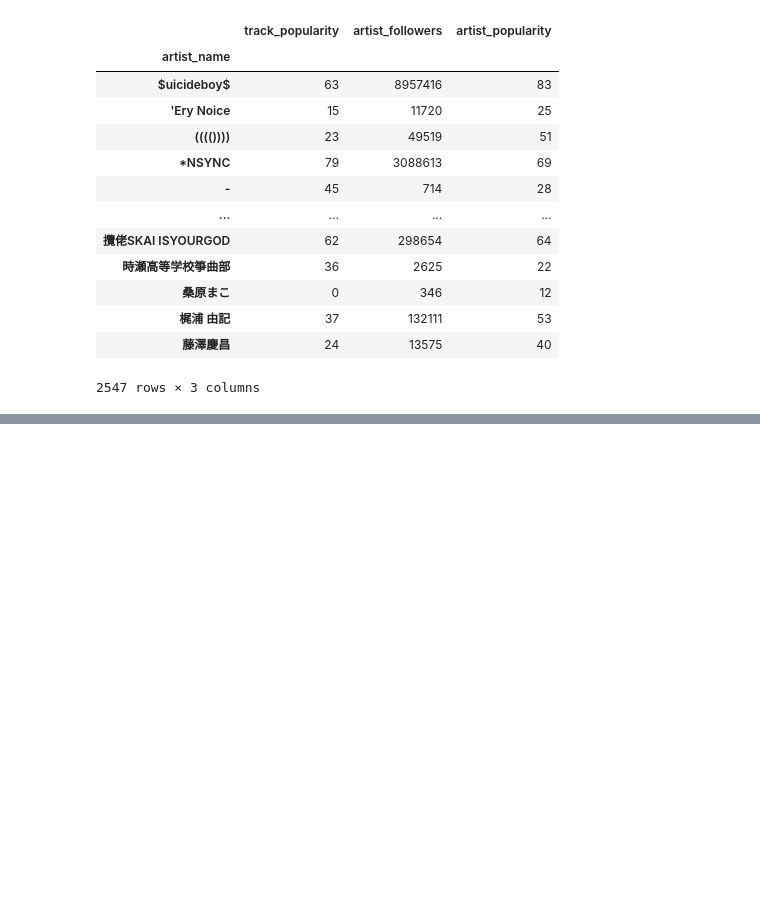
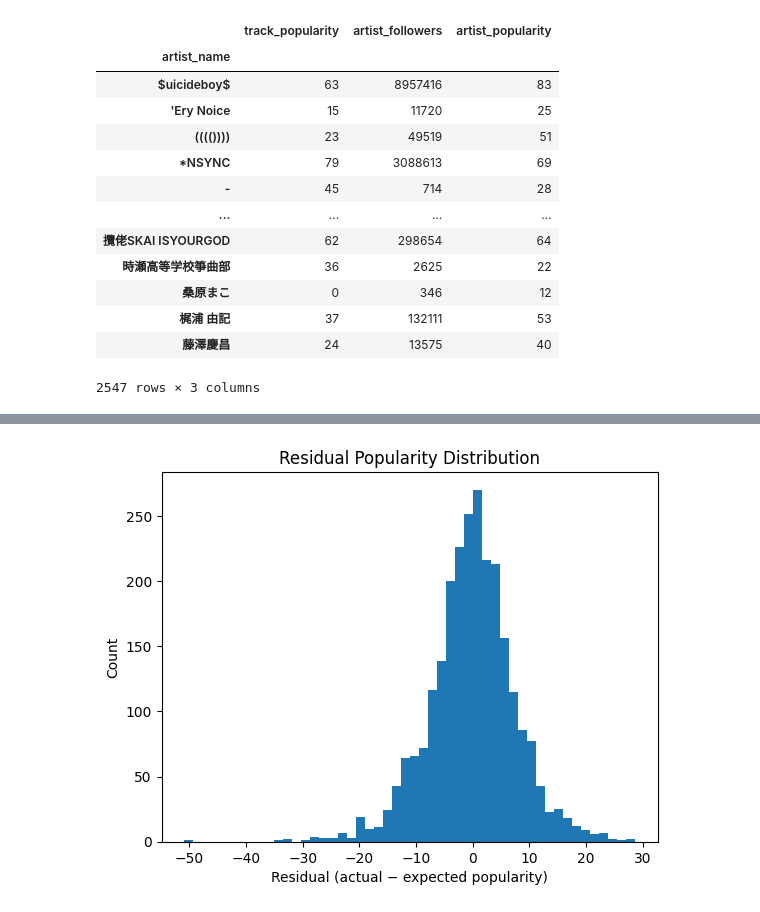
Before and after one commit to Josh265365/SpotifyDataAnalysis, a Jupyter notebook: StarAnalysis.ipynb, the cells around one changed output, grey strips where cells are left out. Drawn from its saved outputs; the diff is of its cells as text; code cells hidden in the pictures; blank space fills up the shorter version.

```diff
--- a/StarAnalysis.ipynb
+++ b/StarAnalysis.ipynb
@@ -122,0 +288,9 @@ artist_data
+# %%
+plt.figure()
+plt.hist(artist_data["residual"], bins=50)
+plt.xlabel("Residual (actual − expected popularity)")
+plt.ylabel("Count")
+plt.title("Residual Popularity Distribution")
+plt.show()
+# %% [output]
+[figure, added]
```
Also changed, not shown: parts of 17 cells of this notebook.
